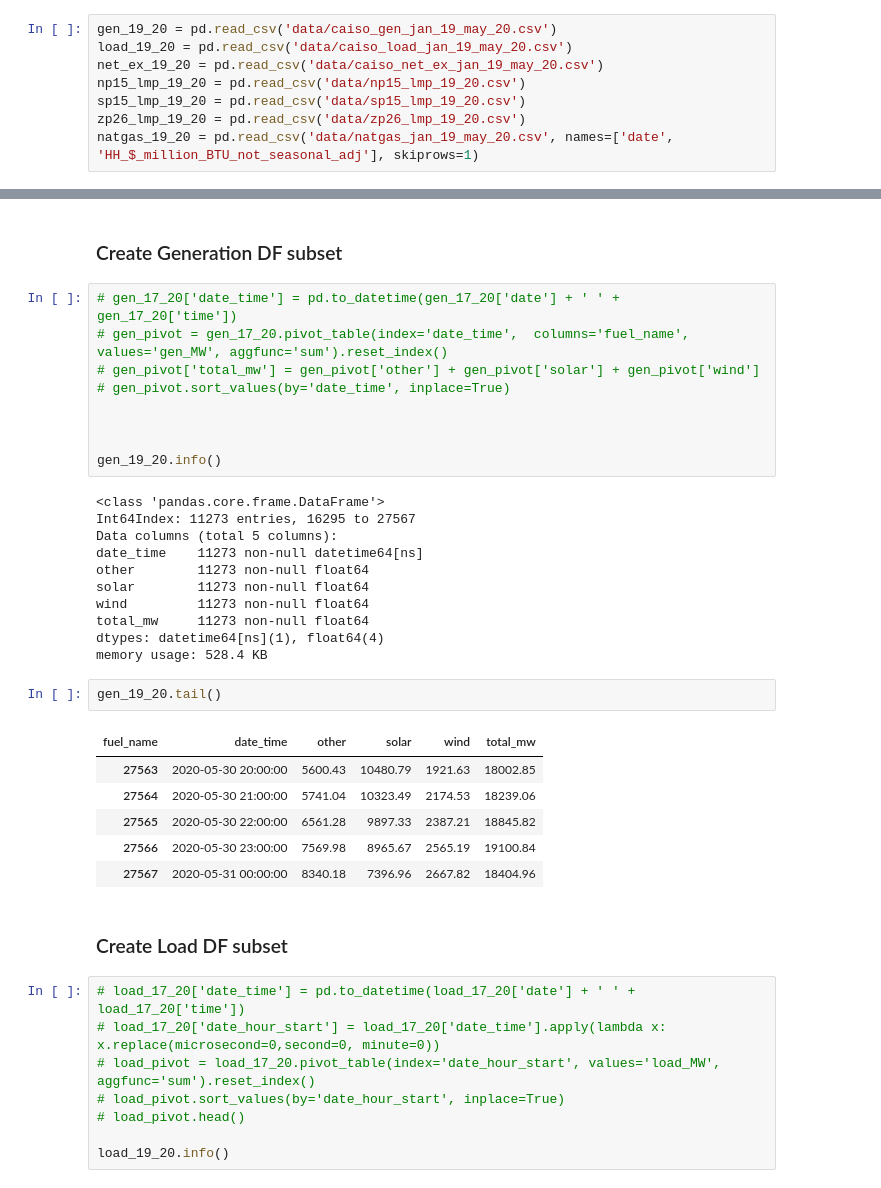
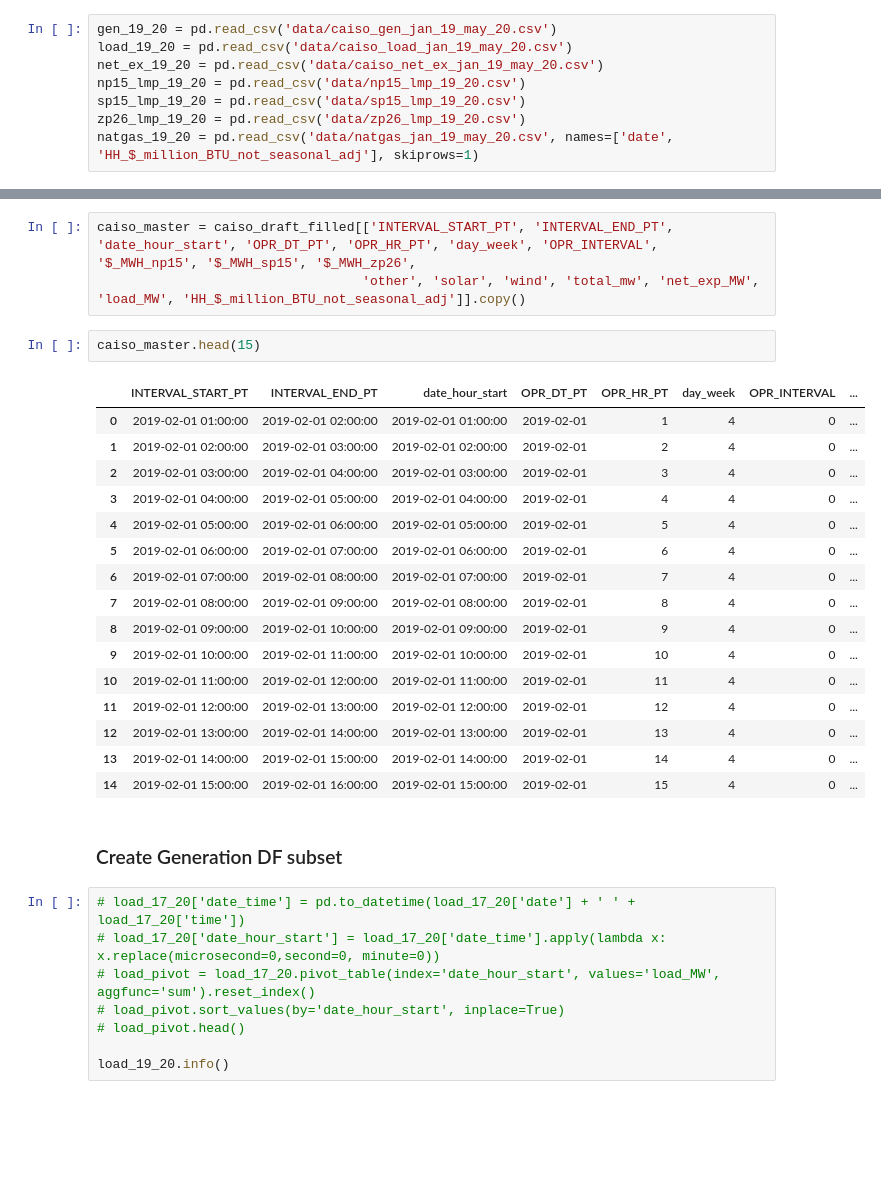
Before and after one commit to Morgan-Sell/caiso-price-forecast, a Jupyter notebook: caiso-eda.ipynb, the cells around one changed output, grey strips where cells are left out. Saved outputs shown, nothing was run; the diff lists cells and outputs as text; blank space fills up the shorter version.

```diff
--- a/caiso-eda.ipynb
+++ b/caiso-eda.ipynb
@@ -610,36 +665,27 @@ sns.heatmap(caiso_draft_filled.isnull(), yticklabels=False, cbar=False, cmap='vi
+# %%
+caiso_master = caiso_draft_filled[['INTERVAL_START_PT', 'INTERVAL_END_PT', 'date_hour_start', 'OPR_DT_PT', 'OPR_HR_PT', 'day_week', 'OPR_INTERVAL', '$_MWH_np15', '$_MWH_sp15', '$_MWH_zp26',
+                                  'other', 'solar', 'wind', 'total_mw', 'net_exp_MW', 'load_MW', 'HH_$_million_BTU_not_seasonal_adj']].copy()
+# %%
+caiso_master.head(15)
+# %% [output]
+|  | INTERVAL_START_PT | INTERVAL_END_PT | date_hour_start | OPR_DT_PT | OPR_HR_PT | day_week | OPR_INTERVAL | ... |
+| 0 | 2019-02-01 01:00:00 | 2019-02-01 02:00:00 | 2019-02-01 01:00:00 | 2019-02-01 | 1 | 4 | 0 | ... |
+| 1 | 2019-02-01 02:00:00 | 2019-02-01 03:00:00 | 2019-02-01 02:00:00 | 2019-02-01 | 2 | 4 | 0 | ... |
+| 2 | 2019-02-01 03:00:00 | 2019-02-01 04:00:00 | 2019-02-01 03:00:00 | 2019-02-01 | 3 | 4 | 0 | ... |
+| 3 | 2019-02-01 04:00:00 | 2019-02-01 05:00:00 | 2019-02-01 04:00:00 | 2019-02-01 | 4 | 4 | 0 | ... |
+| 4 | 2019-02-01 05:00:00 | 2019-02-01 06:00:00 | 2019-02-01 05:00:00 | 2019-02-01 | 5 | 4 | 0 | ... |
+| 5 | 2019-02-01 06:00:00 | 2019-02-01 07:00:00 | 2019-02-01 06:00:00 | 2019-02-01 | 6 | 4 | 0 | ... |
+| 6 | 2019-02-01 07:00:00 | 2019-02-01 08:00:00 | 2019-02-01 07:00:00 | 2019-02-01 | 7 | 4 | 0 | ... |
+| 7 | 2019-02-01 08:00:00 | 2019-02-01 09:00:00 | 2019-02-01 08:00:00 | 2019-02-01 | 8 | 4 | 0 | ... |
+| 8 | 2019-02-01 09:00:00 | 2019-02-01 10:00:00 | 2019-02-01 09:00:00 | 2019-02-01 | 9 | 4 | 0 | ... |
+| 9 | 2019-02-01 10:00:00 | 2019-02-01 11:00:00 | 2019-02-01 10:00:00 | 2019-02-01 | 10 | 4 | 0 | ... |
+| 10 | 2019-02-01 11:00:00 | 2019-02-01 12:00:00 | 2019-02-01 11:00:00 | 2019-02-01 | 11 | 4 | 0 | ... |
+| 11 | 2019-02-01 12:00:00 | 2019-02-01 13:00:00 | 2019-02-01 12:00:00 | 2019-02-01 | 12 | 4 | 0 | ... |
+| 12 | 2019-02-01 13:00:00 | 2019-02-01 14:00:00 | 2019-02-01 13:00:00 | 2019-02-01 | 13 | 4 | 0 | ... |
+| 13 | 2019-02-01 14:00:00 | 2019-02-01 15:00:00 | 2019-02-01 14:00:00 | 2019-02-01 | 14 | 4 | 0 | ... |
+| 14 | 2019-02-01 15:00:00 | 2019-02-01 16:00:00 | 2019-02-01 15:00:00 | 2019-02-01 | 15 | 4 | 0 | ... |
 # %% [markdown]
 ### Create Generation DF subset
-# %%
-# gen_17_20['date_time'] = pd.to_datetime(gen_17_20['date'] + ' ' + gen_17_20['time'])
-# gen_pivot = gen_17_20.pivot_table(index='date_time',  columns='fuel_name', values='gen_MW', aggfunc='sum').reset_index()
-# gen_pivot['total_mw'] = gen_pivot['other'] + gen_pivot['solar'] + gen_pivot['wind']
-# gen_pivot.sort_values(by='date_time', inplace=True)
-
-
-
-gen_19_20.info()
-# %% [output]
-<class 'pandas.core.frame.DataFrame'>
-Int64Index: 11273 entries, 16295 to 27567
-Data columns (total 5 columns):
-date_time    11273 non-null datetime64[ns]
-other        11273 non-null float64
-solar        11273 non-null float64
-wind         11273 non-null float64
-total_mw     11273 non-null float64
-dtypes: datetime64[ns](1), float64(4)
-memory usage: 528.4 KB
-# %%
-gen_19_20.tail()
-# %% [output]
-| fuel_name | date_time | other | solar | wind | total_mw |
-| 27563 | 2020-05-30 20:00:00 | 5600.43 | 10480.79 | 1921.63 | 18002.85 |
-| 27564 | 2020-05-30 21:00:00 | 5741.04 | 10323.49 | 2174.53 | 18239.06 |
-| 27565 | 2020-05-30 22:00:00 | 6561.28 | 9897.33 | 2387.21 | 18845.82 |
-| 27566 | 2020-05-30 23:00:00 | 7569.98 | 8965.67 | 2565.19 | 19100.84 |
-| 27567 | 2020-05-31 00:00:00 | 8340.18 | 7396.96 | 2667.82 | 18404.96 |
-# %% [markdown]
-### Create Load DF subset
 # %%
 # load_17_20['date_time'] = pd.to_datetime(load_17_20['date'] + ' ' + load_17_20['time'])
 # load_17_20['date_hour_start'] = load_17_20['date_time'].apply(lambda x: x.replace(microsecond=0,second=0, minute=0))
```
Also changed, not shown: parts of 16 cells of this notebook.
